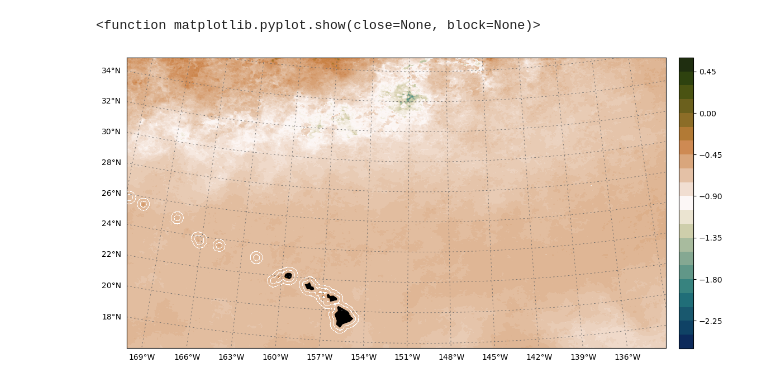
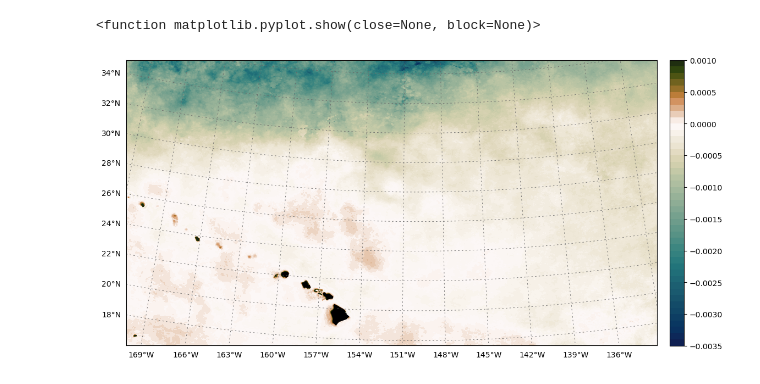
Before and after one commit to jamiesash/climate, a Jupyter notebook: code/pycode/cli_stl_fig.ipynb, the cells around one changed output. Cells and saved outputs as stored; diff of their text form; code cells hidden in the pictures.

Commit message:
lots of figures stl

```diff
--- a/code/pycode/cli_stl_fig.ipynb
+++ b/code/pycode/cli_stl_fig.ipynb
@@ -11,6 +13,7 @@ from matplotlib import colors
 # Global Ocean Colour (Copernicus-GlobColour), Bio-Geo-Chemical, L4 (monthly and interpolated) from Satellite Observations (Near Real Time)
 file_id = Dataset('/home/jamie/projects/climate/data/chl/clim_stl_mon_20240831.nc')
 ras = file_id.variables["CHL"][:]
+time = file_id.variables["time"][:]
 lat = file_id.variables["latitude"][:]
 lon = file_id.variables["longitude"][:]
 file_id.close()
@@ -23,4 +19,0 @@ plt.plot(ts)
-# %%
-day1 = ras[0]
-ras = ras - day1
-ras = np.mean(ras, axis=0)
@@ -33,30 +20,49 @@ ras = xr.DataArray(ras,
+# %%
+# Initialize an array to hold the slopes
+slopes = np.zeros((ras.shape[1], ras.shape[2]))  # shape (m, n)
+
+# Perform linear regression for each (m, n) cell
+for i in range(ras.shape[1]):  # Loop over rows
+    for j in range(ras.shape[2]):  # Loop over columns
+        # Perform linear regression for the (i, j) cell over time
+        slope, intercept, r_value, p_value, std_err = linregress(time, ras[:, i, j])
+        slopes[i, j] = slope  # Store the slope in the 2D array
 # %%
+# convert to xarray.
+ras = slopes*365
+ras = xr.DataArray(ras,
+                   coords={'x': lat, 'y':lon},
+                   dims=["x", "y"])
+ras = ras.clip(min = -0.0035, max = 0.001, keep_attrs=False)
+
+divnorm = colors.TwoSlopeNorm(vmin = np.nanmin(ras.data), vcenter = 0, vmax = np.nanmax(ras.data))
+
 # Calculate the bounds of the data
 lon_bounds = [ras.y.min(), ras.y.max()]
 lat_bounds = [ras.x.min(), ras.x.max()]
 
 fig, (ax1) = plt.subplots(1, 1, figsize=(15, 7))
 m = Basemap(projection='lcc', resolution='l',
             llcrnrlat=16, urcrnrlat=35.5,
             llcrnrlon=-170, urcrnrlon=-130,
             lat_0 = 30, lon_0 = -150,
             width=5.1E6, height=5E6)
 
 # Convert latitude and longitude to map projection coordinates.
 x_map, y_map = np.meshgrid(ras.y, ras.x)
 x, y = m(x_map, y_map)
 # Plot data.
-contour = m.contourf(x, y, ras, cmap = cmocean.cm.tarn_r, levels=100, extend='both')
+contour = m.contourf(x, y, ras, cmap = cmocean.cm.tarn_r, levels=100, extend='both', norm=divnorm)
 m.fillcontinents(color = 'black')
 # Add grid lines
 parallels = m.drawparallels(np.arange(18, 40, 2), labels=[1,0,0,0], textcolor = 'black', color = "dimgrey", fontsize=10, dashes=(3, 5), linewidth = 0.6)
 meridians =  m.drawmeridians(np.arange(-175, -130, 3), labels=[0,0,0,1], textcolor = 'black', color = "dimgrey", fontsize=10, dashes=(3, 5),linewidth = 0.6)
 # Draw parallels and meridians with customized gridline alpha and label colors
 m.drawcoastlines(color='black')
-# add colorbar.
-c = ax1.contourf(ras.y, ras.x, ras, levels = 20, cmap = cmocean.cm.tarn_r)
+c = ax1.contourf(ras.y, ras.x, ras, levels = 50, cmap = cmocean.cm.tarn_r, norm=divnorm)
 cbar = fig.colorbar(c, shrink = 0.965, pad = 0.02)
+plt.savefig('../../figures/cli_slope_notsummer_stl_20240902.png', bbox_inches='tight', dpi=300)
 plt.show
 # %% [output]
 <function matplotlib.pyplot.show(close=None, block=None)>
-[figure, old version]
+[figure, new version]
```
Also changed, not shown: parts of 5 cells of this notebook, 11 other files.
